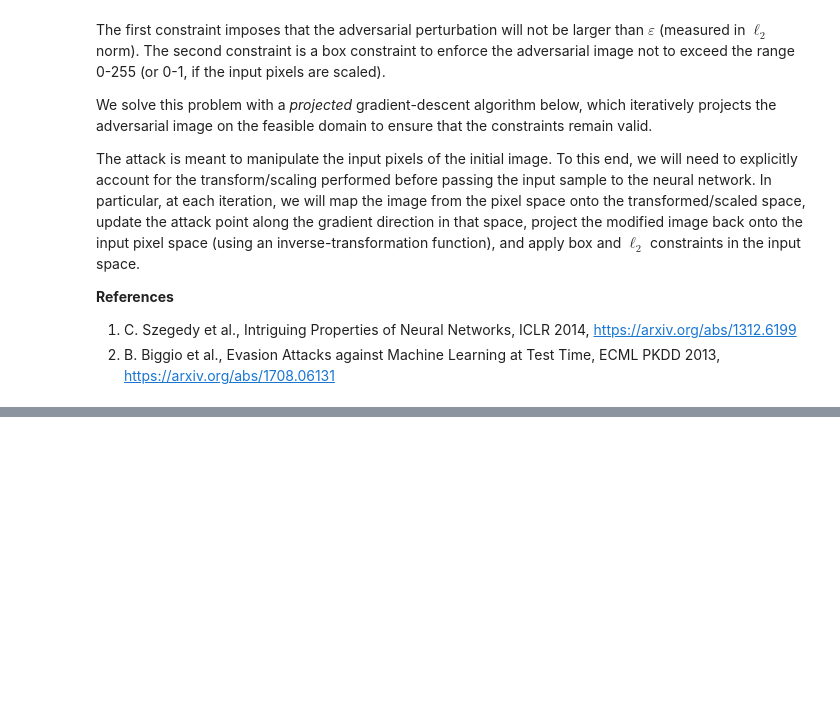
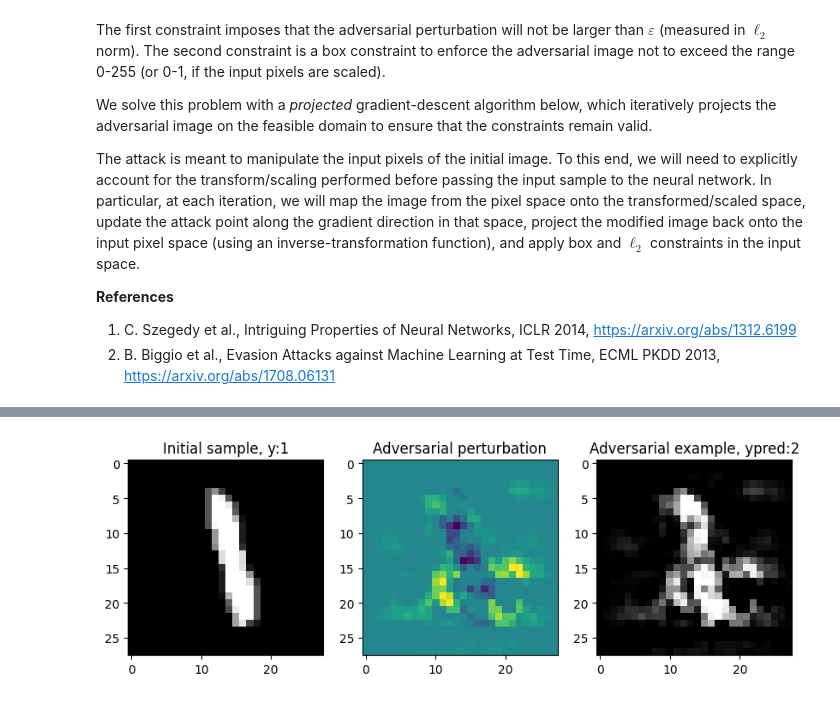
Before and after one commit to unica-mlsec/mlsec, a Jupyter notebook: notebooks/advx-challenge.ipynb, the cells around one changed output, grey strips where cells are left out. Drawn from its saved outputs; the diff is of its cells as text; code cells hidden in the pictures; blank space fills up the shorter version.

```diff
--- a/notebooks/advx-challenge.ipynb
+++ b/notebooks/advx-challenge.ipynb
@@ -64,7 +64,7 @@ sample = sample.view((1, *sample.shape))
 target_label = torch.LongTensor([2])
 
 print(f'Original label: {label}')
-iterations = 2000
+iterations = 100
 eps = 5
 loss = torch.nn.CrossEntropyLoss()
 step_size = 1
@@ -113,0 +98,17 @@ Adv label: tensor([2])
+# %%
+# Visualize MNIST image
+import matplotlib.pyplot as plt
+plt.figure(figsize=(10,3))
+plt.subplot(1,3,1)
+plt.imshow(sample.squeeze().numpy(), cmap='gray')
+plt.title("Initial sample, y:" +str(label))
+plt.subplot(1,3,2)
+delta = x_adv.squeeze().detach().numpy() - sample.squeeze().numpy()
+plt.imshow(delta)
+plt.title("Adversarial perturbation")
+plt.subplot(1,3,3)
+plt.title("Adversarial example, ypred:" +str(scores.argmax(dim=-1).squeeze().numpy()))
+plt.imshow(x_adv.squeeze().detach().numpy(), cmap='gray')
+plt.show()
+# %% [output]
+[figure, added]
```
Also changed, not shown: parts of 2 cells of this notebook.
